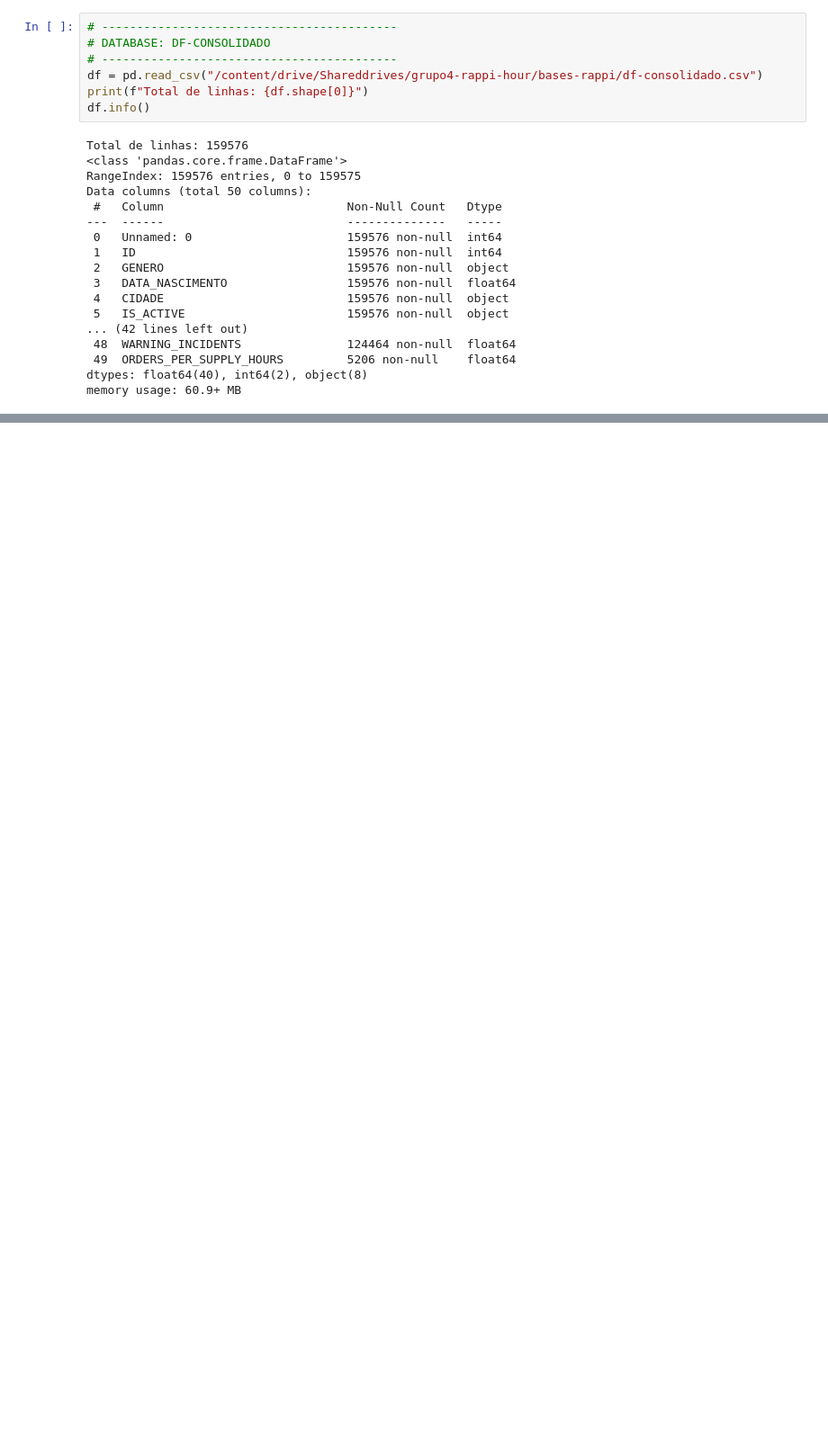
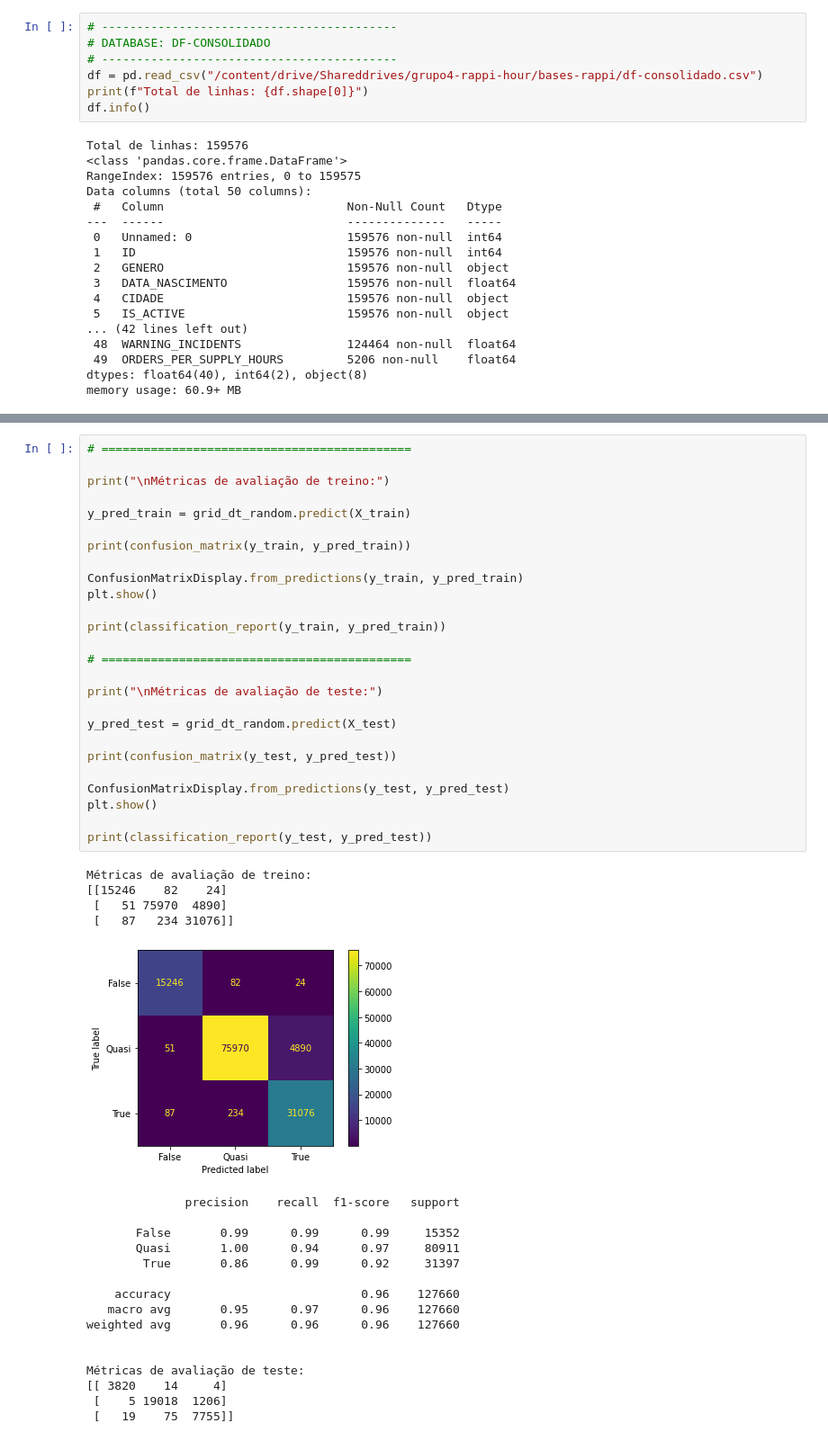
Before and after one commit to 2022M3T3-Inteli/Rappi-Hour, a Jupyter notebook: notebooks/machine-learning/decision-tree.ipynb, the cells around one changed output, grey strips where cells are left out. Shown at 90% size. Cells and saved outputs as stored; diff of their text form; blank space fills up the shorter version.

```diff
--- a/notebooks/machine-learning/decision-tree.ipynb
+++ b/notebooks/machine-learning/decision-tree.ipynb
@@ -39,0 +454,47 @@ memory usage: 60.9+ MB
+# %%
+# ============================================
+
+print("\nMétricas de avaliação de treino:")
+
+y_pred_train = grid_dt_random.predict(X_train)
+
+print(confusion_matrix(y_train, y_pred_train))
+
+ConfusionMatrixDisplay.from_predictions(y_train, y_pred_train)
+plt.show()
+
+print(classification_report(y_train, y_pred_train))
+
+# ============================================
+
+print("\nMétricas de avaliação de teste:")
+
+y_pred_test = grid_dt_random.predict(X_test)
+
+print(confusion_matrix(y_test, y_pred_test))
+
+ConfusionMatrixDisplay.from_predictions(y_test, y_pred_test)
+plt.show()
+
+print(classification_report(y_test, y_pred_test))
+# %% [output]
+Métricas de avaliação de treino:
+[[15246    82    24]
+ [   51 75970  4890]
+ [   87   234 31076]]
+[figure, added]
+              precision    recall  f1-score   support
+
+       False       0.99      0.99      0.99     15352
+       Quasi       1.00      0.94      0.97     80911
+        True       0.86      0.99      0.92     31397
+
+    accuracy                           0.96    127660
+   macro avg       0.95      0.97      0.96    127660
+weighted avg       0.96      0.96      0.96    127660
+
+
+Métricas de avaliação de teste:
+[[ 3820    14     4]
+ [    5 19018  1206]
+ [   19    75  7755]]
```
Also changed, not shown: parts of 26 cells of this notebook.
